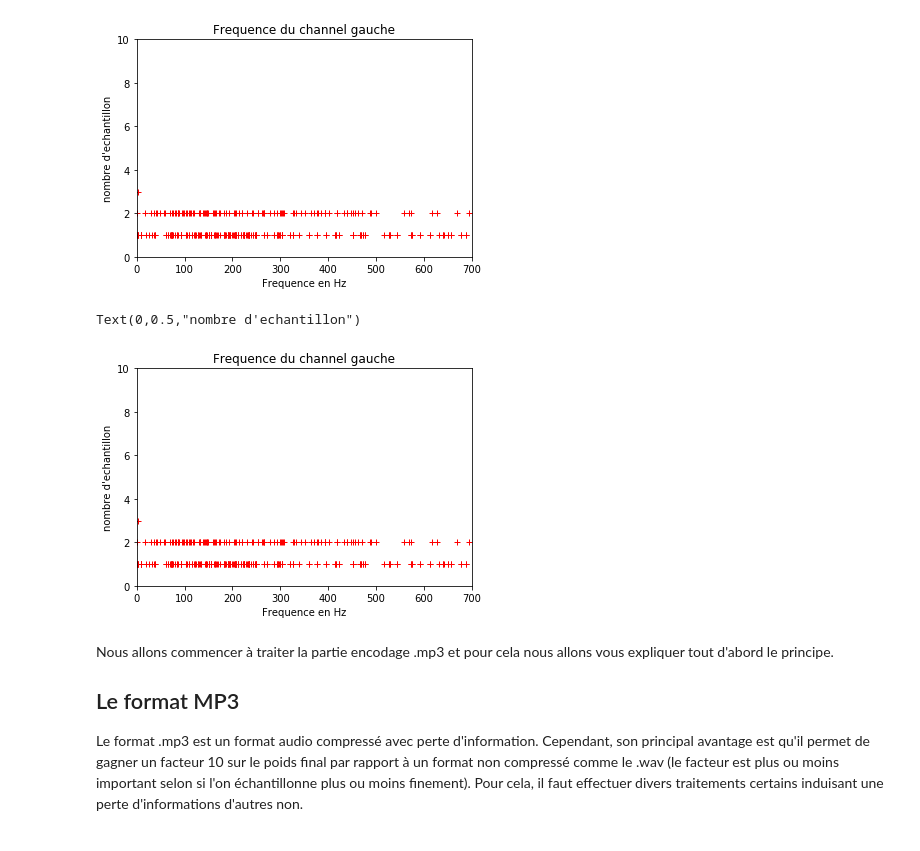
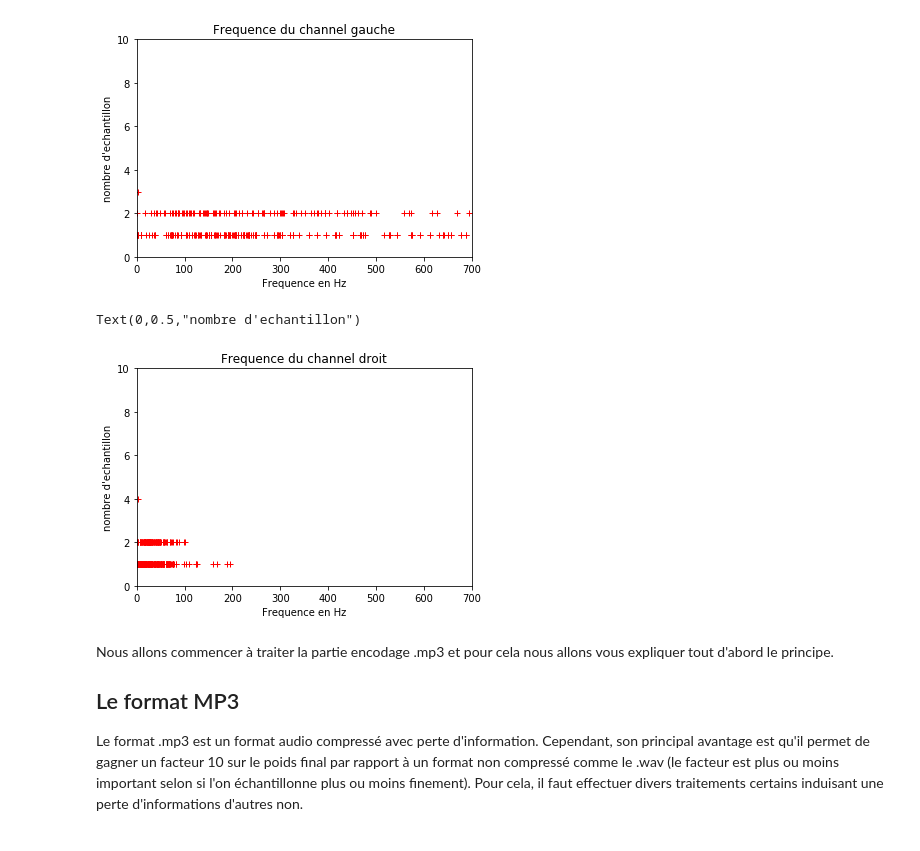
Before and after one commit to M1-2018-TraitementSignal/EncDecMP3, a Jupyter notebook: Presentation.ipynb, the cells around one changed output. Saved outputs shown, nothing was run; the diff lists cells and outputs as text; code cells hidden in the pictures.

```diff
--- a/Presentation.ipynb
+++ b/Presentation.ipynb
@@ -155,26 +155,26 @@ Text(0,0.5,"nombre d'echantillon")
 [figure]
 # %%
 # print(gfc)
-agfr = abs(freqDroite)
+arfc = abs(freqDroite)
 dico = {}
-for i in agfc:
+for i in arfc:
     if i in dico:
         dico[i] += 1
     else:
         dico[i] = 1
 
 d1 = sorted(dico.items(), key = lambda t:t[0], reverse=True)
 # print(d1)
 for i in d1:
     plot(i[0], i[1], 'r+')
 ylim(0,10)
 xlim(0, 700)
-title("Frequence du channel gauche")
+title("Frequence du channel droit")
 xlabel("Frequence en Hz")
 ylabel("nombre d'echantillon")
 # %% [output]
 Text(0,0.5,"nombre d'echantillon")
-[figure, old version]
+[figure, new version]
 # %% [markdown]
 Nous allons commencer à traiter la partie encodage .mp3 et pour cela nous allons vous expliquer tout d'abord le principe.
 ## Le format MP3
```
Also changed, not shown: parts of 7 cells of this notebook.
